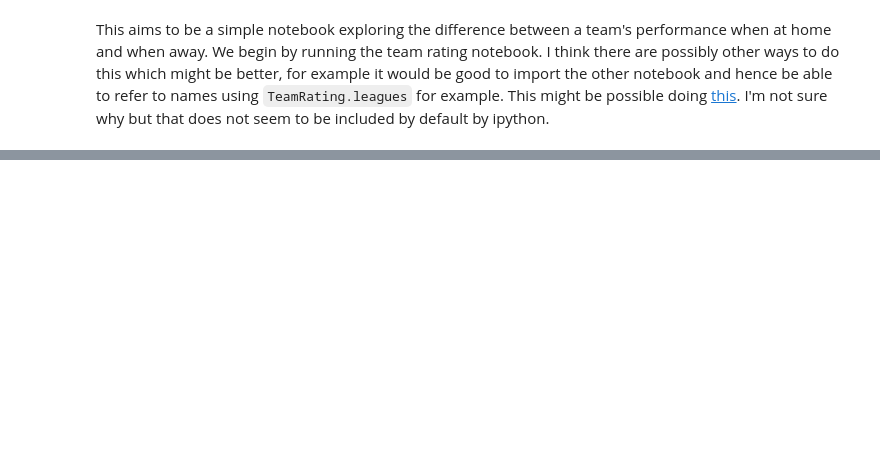
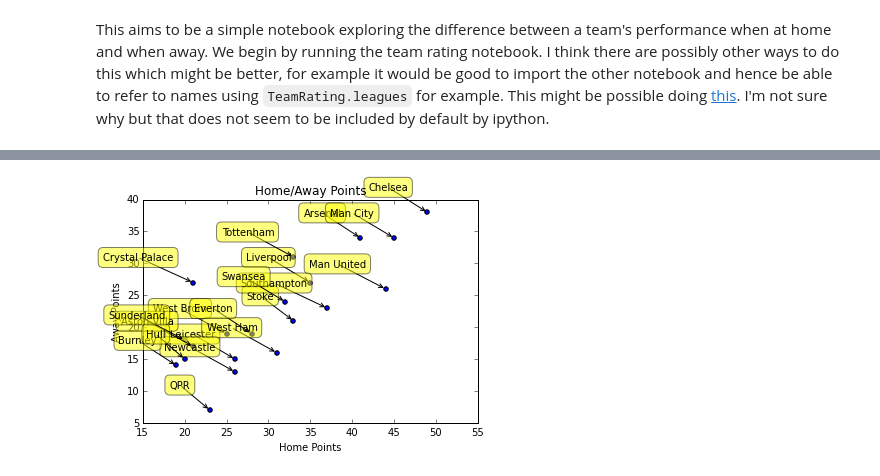
Before and after one commit to allanderek/football-analysis, a Jupyter notebook: HomeAndAway.ipynb, the cells around one changed output, grey strips where cells are left out. Cells and saved outputs as stored; diff of their text form; code cells hidden in the pictures; blank space fills up the shorter version.

```diff
--- a/HomeAndAway.ipynb
+++ b/HomeAndAway.ipynb
@@ -113,0 +145,23 @@ for team in ['Arsenal', 'Liverpool']:
+# %%
+def scatter_home_away_points(data_frame, team):
+    home_team_data_frame = data_frame[data_frame.HomeTeam == team]
+    home_points = home_team_data_frame[['HomePoints']].sum()
+    #home_mean_row = home_team_data_frame[['Home' + column]].mean()
+    away_team_data_frame = data_frame[data_frame.AwayTeam == team]
+    away_points = away_team_data_frame[['AwayPoints']].sum()
+    # away_mean_row = away_team_data_frame[['Away' + column]].mean()
+    plot.title('Home/Away Points')
+    plot.xlabel('Home Points')
+    plot.ylabel('Away Points')
+    plot.scatter(home_points, away_points)
+    plot.annotate(team,
+        xy = (home_points, away_points), xytext = (-20, 20),
+        textcoords = 'offset points', ha = 'right', va = 'bottom',
+        bbox = dict(boxstyle = 'round,pad=0.5', fc = 'yellow', alpha = 0.5),
+        arrowprops = dict(arrowstyle = '->', connectionstyle = 'arc3,rad=0'))
+for team in epl_league.teams:
+    scatter_home_away_points(epl_league.data_frame, team)
+plot.show()
+plot.close()
+# %% [output]
+[figure, added]
```
Also changed, not shown: parts of 7 cells of this notebook, 1 other file.
